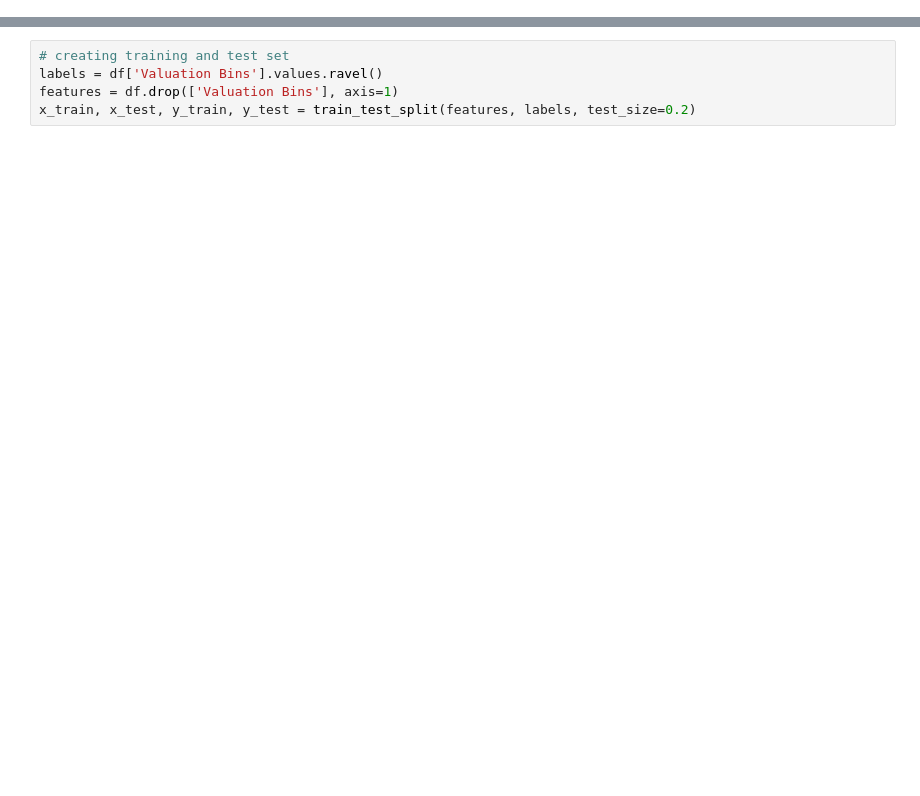
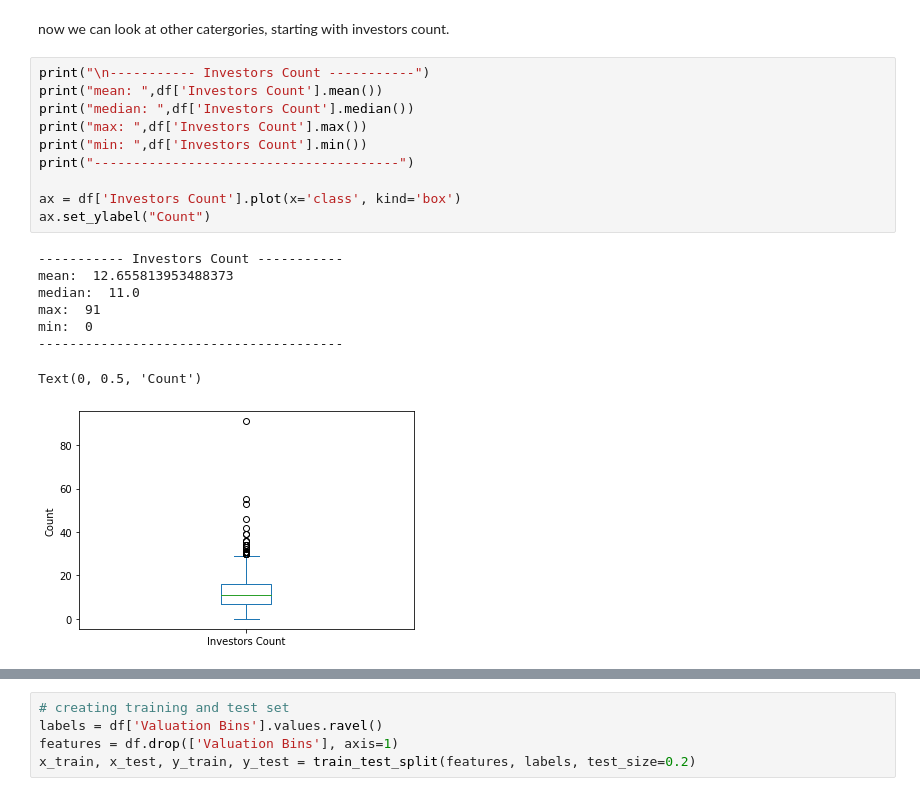
Before and after one commit to tuanqpham0921/Unicorn-Startup-Evaluation, a Jupyter notebook: project.ipynb, the cells around one changed output, grey strips where cells are left out. Drawn from its saved outputs; the diff is of its cells as text; blank space fills up the shorter version.

```diff
--- a/project.ipynb
+++ b/project.ipynb
@@ -326,0 +120,21 @@ naive bayes smote,n_neigh)n_neighbors=231234n_neighbors=42''=# randomoversampler
+# %% [markdown]
+now we can look at other catergories, starting with investors count.
+# %%
+print("\n----------- Investors Count -----------")
+print("mean: ",df['Investors Count'].mean())
+print("median: ",df['Investors Count'].median())
+print("max: ",df['Investors Count'].max())
+print("min: ",df['Investors Count'].min())
+print("---------------------------------------")
+
+ax = df['Investors Count'].plot(x='class', kind='box')
+ax.set_ylabel("Count")
+# %% [output]
+----------- Investors Count -----------
+mean:  12.655813953488373
+median:  11.0
+max:  91
+min:  0
+---------------------------------------
+Text(0, 0.5, 'Count')
+[figure, added]
```
Also changed, not shown: parts of 69 cells of this notebook.
